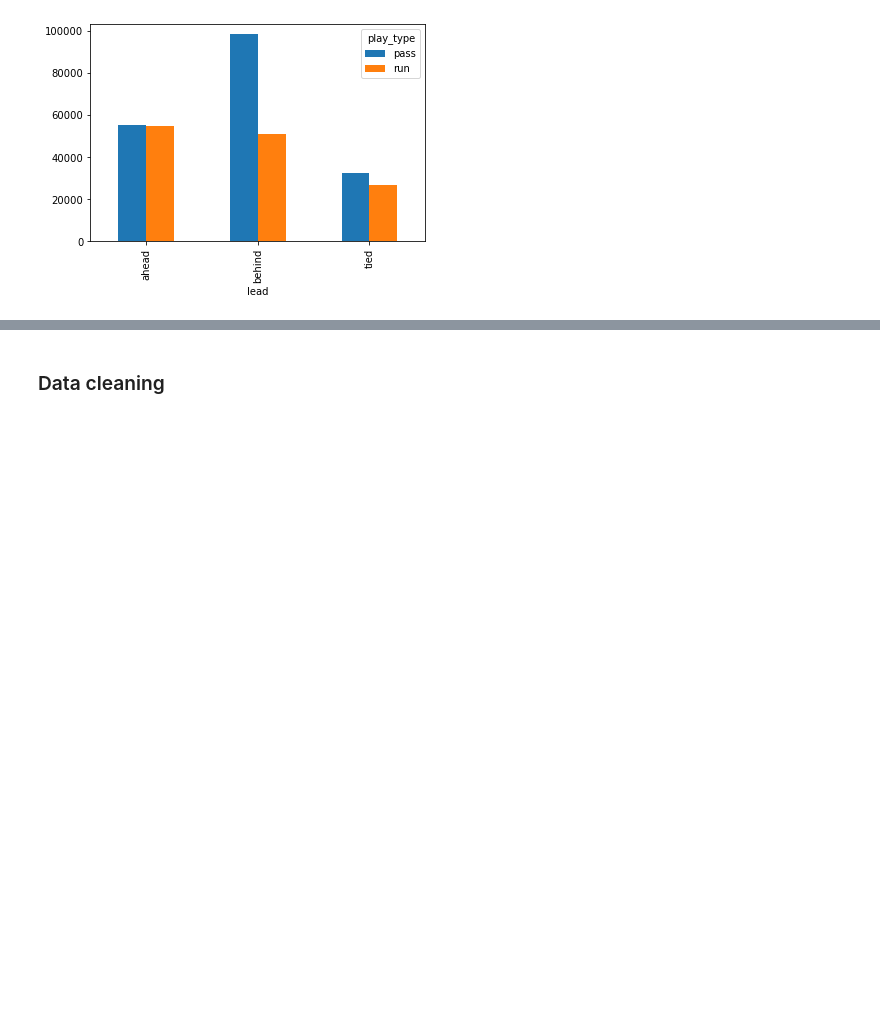
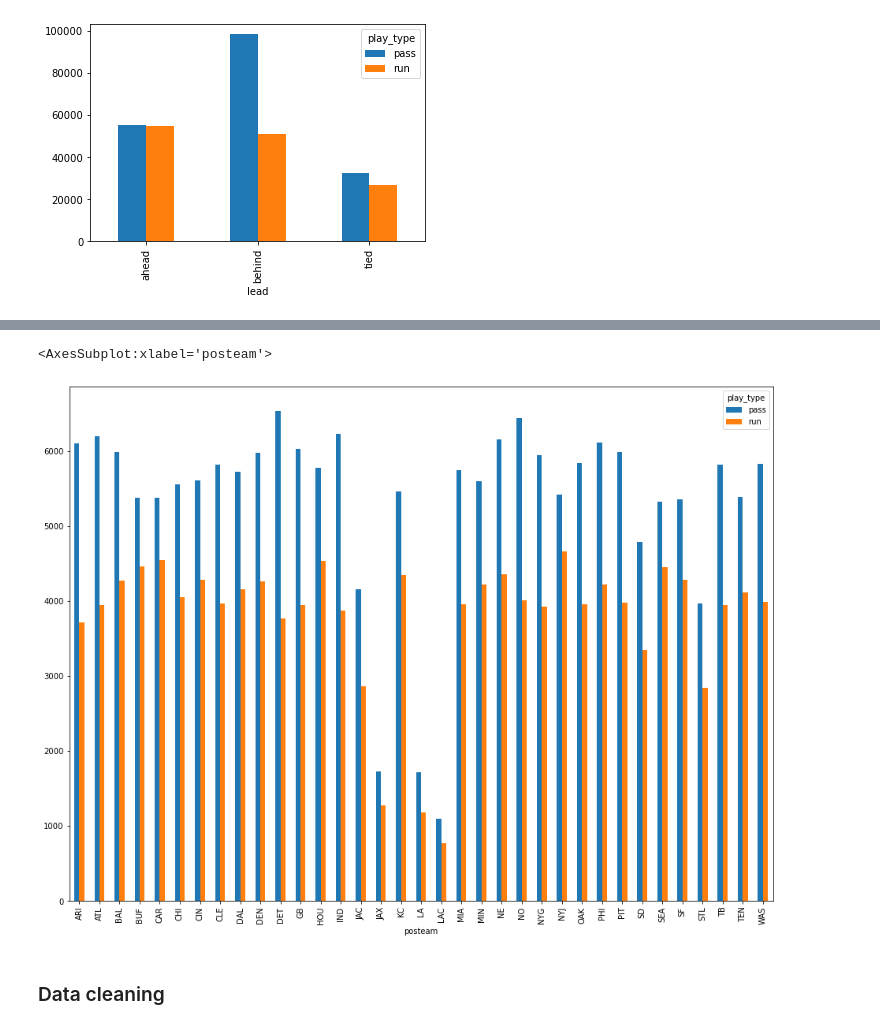
Before and after one commit to jhodgens17/nfl-run-or-pass, a Jupyter notebook: NFL Notebook.ipynb, the cells around one changed output, grey strips where cells are left out. Saved outputs shown, nothing was run; the diff lists cells and outputs as text; code cells hidden in the pictures; blank space fills up the shorter version.

```diff
--- a/NFL Notebook.ipynb
+++ b/NFL Notebook.ipynb
@@ -192,3 +262,9 @@ run_pass.groupby(['lead', 'play_type',]).count()['play_id'].unstack().plot.bar()
+# %%
+#Playcall by team
+run_pass.groupby(['posteam', 'play_type',]).count()['play_id'].unstack().plot.bar(figsize=(16,12))
+# %% [output]
+<AxesSubplot:xlabel='posteam'>
+[figure, added]
 # %% [markdown]
 ### Data cleaning
 # %%
```
Also changed, not shown: parts of 27 cells of this notebook.
